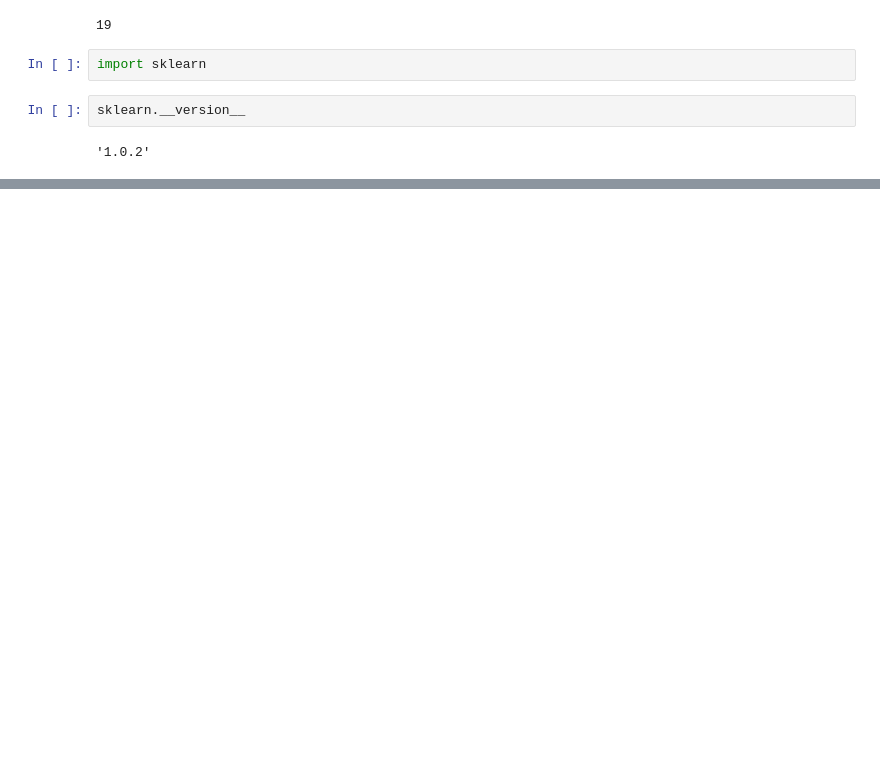
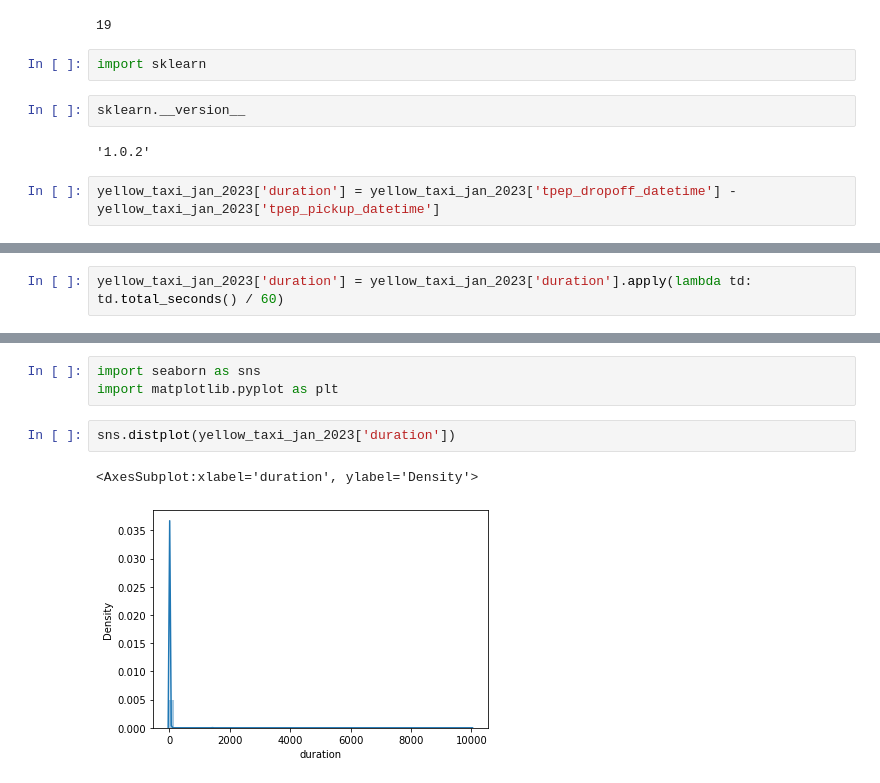
Before and after one commit to mjunaid/MLOps-zoomcamp-2024, a Jupyter notebook: 01-intro/homework.ipynb, the cells around one changed output, grey strips where cells are left out. Drawn from its saved outputs; the diff is of its cells as text; blank space fills up the shorter version.

Commit message:
transformation on yellow taxi

```diff
--- a/01-intro/homework.ipynb
+++ b/01-intro/homework.ipynb
@@ -25,3 +26,5 @@ import sklearn
 sklearn.__version__
 # %% [output]
 '1.0.2'
+# %%
+yellow_taxi_jan_2023['duration'] = yellow_taxi_jan_2023['tpep_dropoff_datetime'] - yellow_taxi_jan_2023['tpep_pickup_datetime']
@@ -27,0 +66,2 @@ sklearn.__version__
+# %%
+yellow_taxi_jan_2023['duration'] = yellow_taxi_jan_2023['duration'].apply(lambda td: td.total_seconds() / 60)
@@ -27,0 +92,8 @@ sklearn.__version__
+# %%
+import seaborn as sns
+import matplotlib.pyplot as plt
+# %%
+sns.distplot(yellow_taxi_jan_2023['duration'])
+# %% [output]
+<AxesSubplot:xlabel='duration', ylabel='Density'>
+[figure, added]
```
Also changed, not shown: parts of 31 cells of this notebook.
